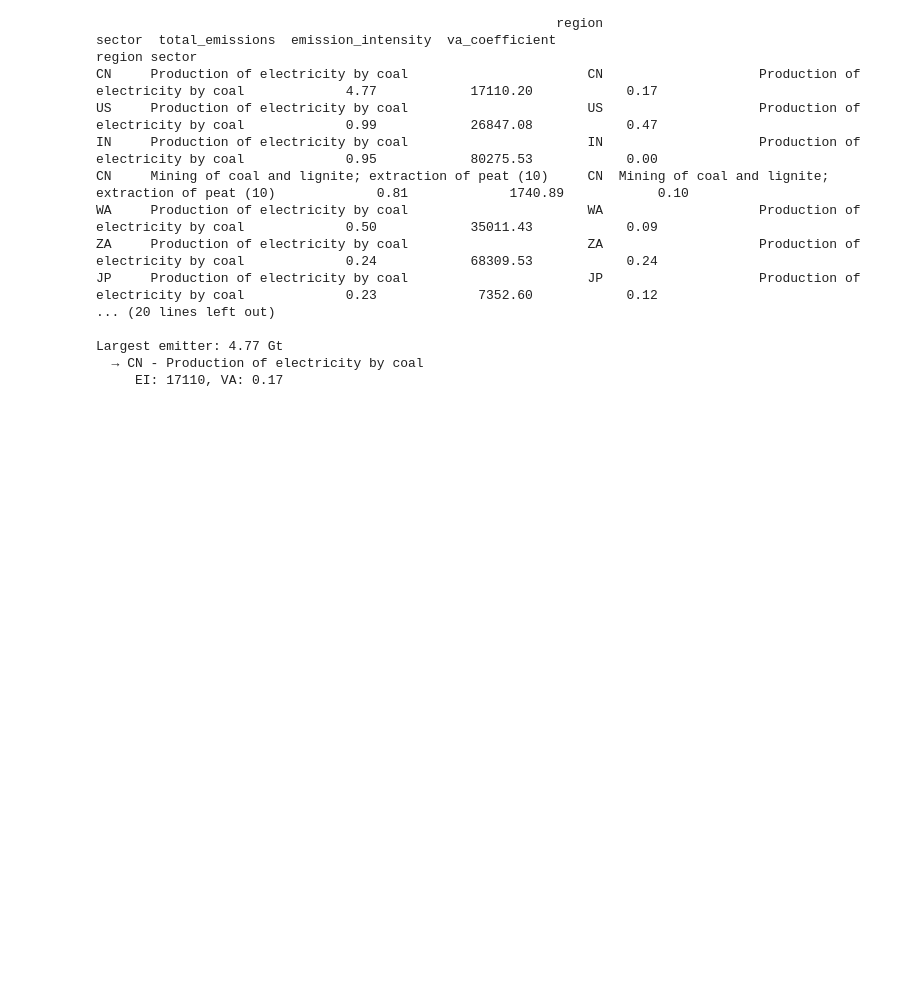
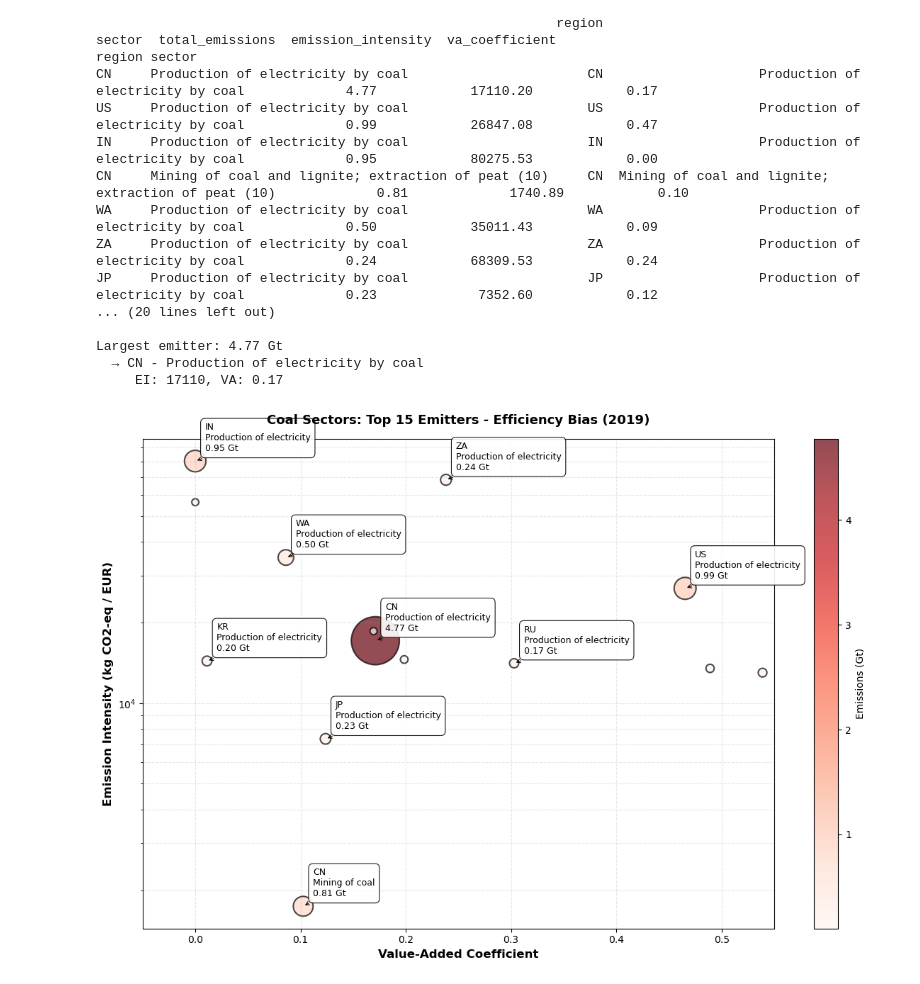
Before and after one commit to marine312000/MA-thesis, a Jupyter notebook: MA code_analysis.ipynb, the cells around one changed output. Drawn from its saved outputs; the diff is of its cells as text; code cells hidden in the pictures; blank space fills up the shorter version.

```diff
--- a/MA code_analysis.ipynb
+++ b/MA code_analysis.ipynb
@@ -1392,3 +1267,62 @@ JP     Production of electricity by coal                       JP
 Largest emitter: 4.77 Gt
   → CN - Production of electricity by coal
      EI: 17110, VA: 0.17
+# %%
+# ===================================================================
+# COAL DEEP DIVE - TOP 10 ONLY (CLEAN & SIMPLE)
+# ===================================================================
+
+# Select TOP 15 coal sectors only
+top15_coal = coal_sectors.nlargest(15, 'total_emissions').copy()
+
+fig, ax = plt.subplots(figsize=(12, 8))
+
+# Scatter
+scatter = ax.scatter(
+    top15_coal['va_coefficient'],
+    top15_coal['emission_intensity'],
+    s=top15_coal['total_emissions'] * 500,
+    c=top15_coal['total_emissions'],
+    cmap='Reds',
+    alpha=0.7,
+    edgecolors='black',
+    linewidths=1.5
+)
+
+# Labels - manually positioned for clarity
+for idx, row in top10_coal.iterrows():
+    # Short label: just region + first few words of sector
+    sector_words = row['sector'].split()[:3]  # First 3 words
+    label = f"{row['region']}\n{' '.join(sector_words)}\n{row['total_emissions']:.2f} Gt"
+
+    ax.annotate(
+        label,
+        xy=(row['va_coefficient'], row['emission_intensity']),
+        xytext=(10, 10),
+        textcoords='offset points',
+        fontsize=9,
+        ha='left',
+        bbox=dict(boxstyle='round,pad=0.5', facecolor='white', alpha=0.9, edgecolor='black', linewidth=0.8),
+        arrowprops=dict(arrowstyle='->', lw=0.8)
+    )
+
+ax.set_yscale('log')
+ax.set_xlabel('Value-Added Coefficient', fontsize=12, fontweight='bold')
+ax.set_ylabel('Emission Intensity (kg CO2-eq / EUR)', fontsize=12, fontweight='bold')
+ax.set_title(
+    f'Coal Sectors: Top 15 Emitters - Efficiency Bias ({SINGLE_YEAR})',
+    fontsize=13,
+    fontweight='bold',
+    pad=15
+)
+
+ax.grid(True, alpha=0.3, linestyle='--', which='both')
+ax.set_xlim(-0.05, 0.55)
+
+cbar = plt.colorbar(scatter, ax=ax)
+cbar.set_label('Emissions (Gt)', fontsize=10)
+
+plt.tight_layout()
+plt.show()
+# %% [output]
+[figure, added]
```
Also changed, not shown: parts of 6 cells of this notebook.
